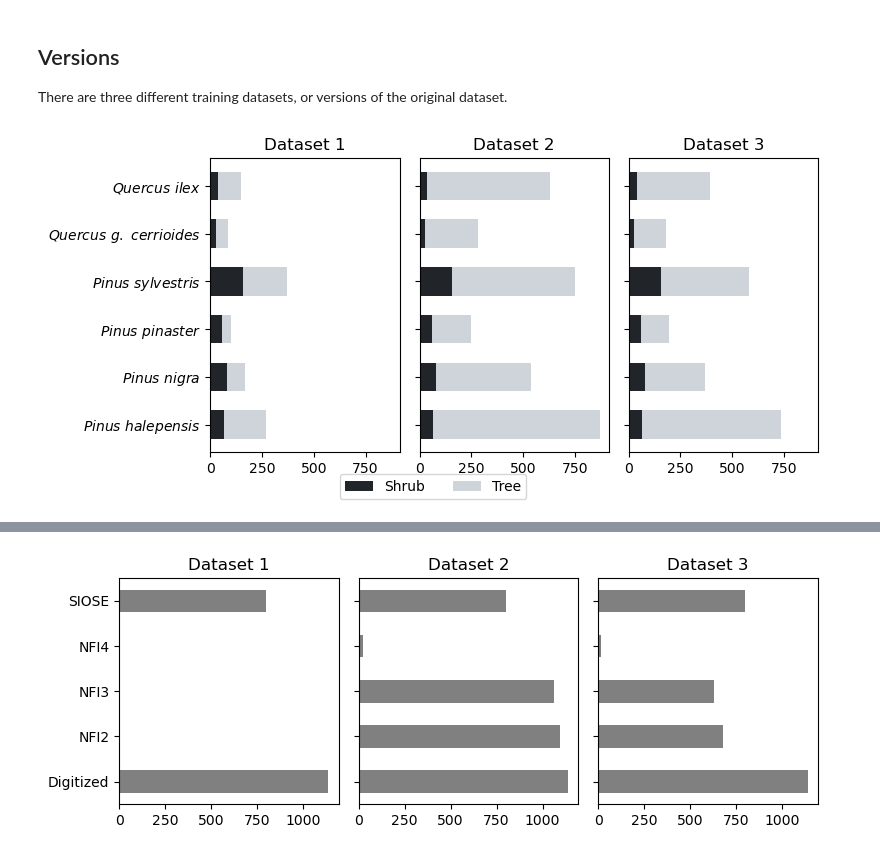
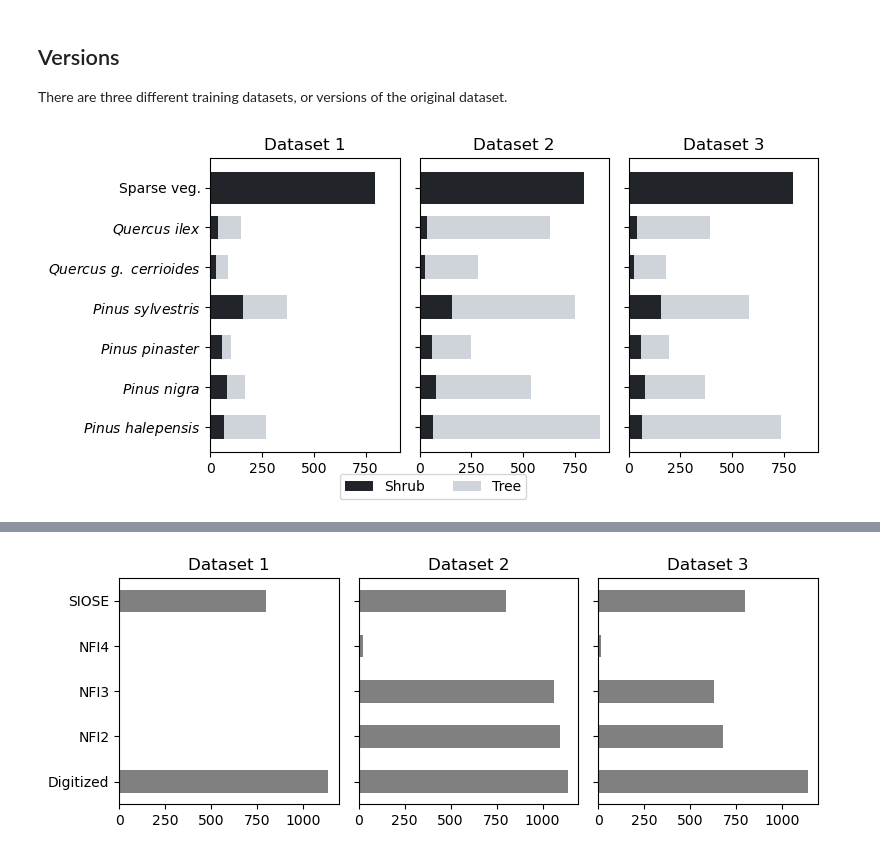
Before and after one commit to CristianICS/ML-burnt-vegetation, a Jupyter notebook: Notebooks/inspect_predictors.ipynb, the cells around one changed output, grey strips where cells are left out. Saved outputs shown, nothing was run; the diff lists cells and outputs as text; code cells hidden in the pictures.

Commit message:
Improve metric graphics

```diff
--- a/Notebooks/inspect_predictors.ipynb
+++ b/Notebooks/inspect_predictors.ipynb
@@ -17,8 +18,8 @@ import numpy as np # type: ignore
 import pandas as pd # type: ignore
 import geopandas as gpd # type: ignore
 # %%
-ROOT = r"D:\iranzo\doctorado_v2\classification"
-# ROOT = r"C:\copia_seguridad\doctorado_v2\classification"
+# Define the project root path
+ROOT = Path(os.getcwd()).parent
 
 dataset = gpd.read_file(Path(ROOT, "results/dataset.gpkg"))
 label_codes = pd.read_csv(Path(ROOT, "data/labels/label_codes.csv"))
@@ -203,0 +302,13 @@ dat["NDVI_summerlong"] = ndvi(dat, "summerlong")
+# %%
+def drop_outliers(df):
+    target = df.copy()
+    # Likely water, snow, clouds, or some artificial surfaces.
+    target.query("(NDVI_summer > 0) and (NDVI_spring > 0)", inplace=True)
+    # Likely clouds or Landsat 7 errors
+    # Note: the plot is displaying reflectances but the real values are
+    # integers with an applied constant of 10000
+    target.query("swir1_spring < 9000", inplace=True)
+    target.query("coastal_spring < 9000", inplace=True)
+    return target
+
+dat[["NDVI_summer", "NDVI_spring", "swir1_spring", "coastal_spring"]].describe()
@@ -226,7 +361,7 @@ tree_groups = [g[0] for g in bbox_label_groups.values()]
 shrub_groups = [g[1] for g in bbox_label_groups.values()]
 
 # Dictionary to store groups which have been the bar levels
-count_dict = {
+leg_dict = {
     "Shrub": {"group": shrub_groups, "color": "#212529"},
     "Tree": {"group": tree_groups, "color": "#ced4da"}
 }
@@ -238,11 +373,12 @@ fig, axs = plt.subplots(1, 3, figsize=(8, 4), sharey=True, sharex=True)
 
 for v in range(3):
 
-    dat_i = dat.query(dat_queries[v+1])
+    dat_i = dat_without_out.query(dat_queries[v+1])
+
     # Spaces between bars
     left = np.zeros(len(species))
 
-    for i, (lab, lab_group) in enumerate(count_dict.items()):
+    for i, (lab, lab_group) in enumerate(leg_dict.items()):
 
         group, color = lab_group.values()
         query = f"code_v1_reclass in [{','.join([str(v) for v in group])}]"
@@ -252,32 +388,41 @@ for v in range(3):
 
         axs[v].barh(species, sp_count, height=height, color=color, left=left)
         # Add the next group of bars on top of the last ones
         left += sp_count
 
         axs[v].set_title(f"Dataset {v+1}")
 
+    # Add sparse vegetation
+    sv_value = (
+        dat_i.query("code_v1_reclass == 20")
+        .groupby(["code_v1_reclass"])
+        .count()["ESPE"]
+    )
+    axs[v].barh(
+        "Sparse veg.", sv_value.iloc[0], color=leg_dict["Shrub"]["color"])
+
 # Create empty lists to store legend handles (colored patches) and labels
 leg_handles, leg_labels = [], []
 
 # Loop over category names and their associated colors
-for label, l_dict in count_dict.items():
+for label, l_dict in leg_dict.items():
 
     # Create a dummy colored patch for the legend
     # (no need to actually plot bars — just create a representative box)
     leg_handles.append(Patch(facecolor=l_dict["color"], label=label))
 
     # Store the corresponding label for later use
     leg_labels.append(label)
 
 # Create a global legend at the bottom of the figure
 # - `leg_handles`: list of patches to show in the legend
 # - `leg_labels`: corresponding text labels
 # - `loc='best'`: place legend in the best position according to pyplot
 # - `ncol=1`: ensure vertical layout
 # - `title=''`: no legend title
 fig.legend(leg_handles, leg_labels, loc='lower center', ncol=2, title='')
 fig.tight_layout(rect=[0, 0.03, 1, 0.95])
 
 # plt.savefig(Path(graphics_path, f"labels_distribution.svg"))
 # %% [output]
-[figure, old version]
+[figure, new version]
```
Also changed, not shown: parts of 15 cells of this notebook, 1 other file.
